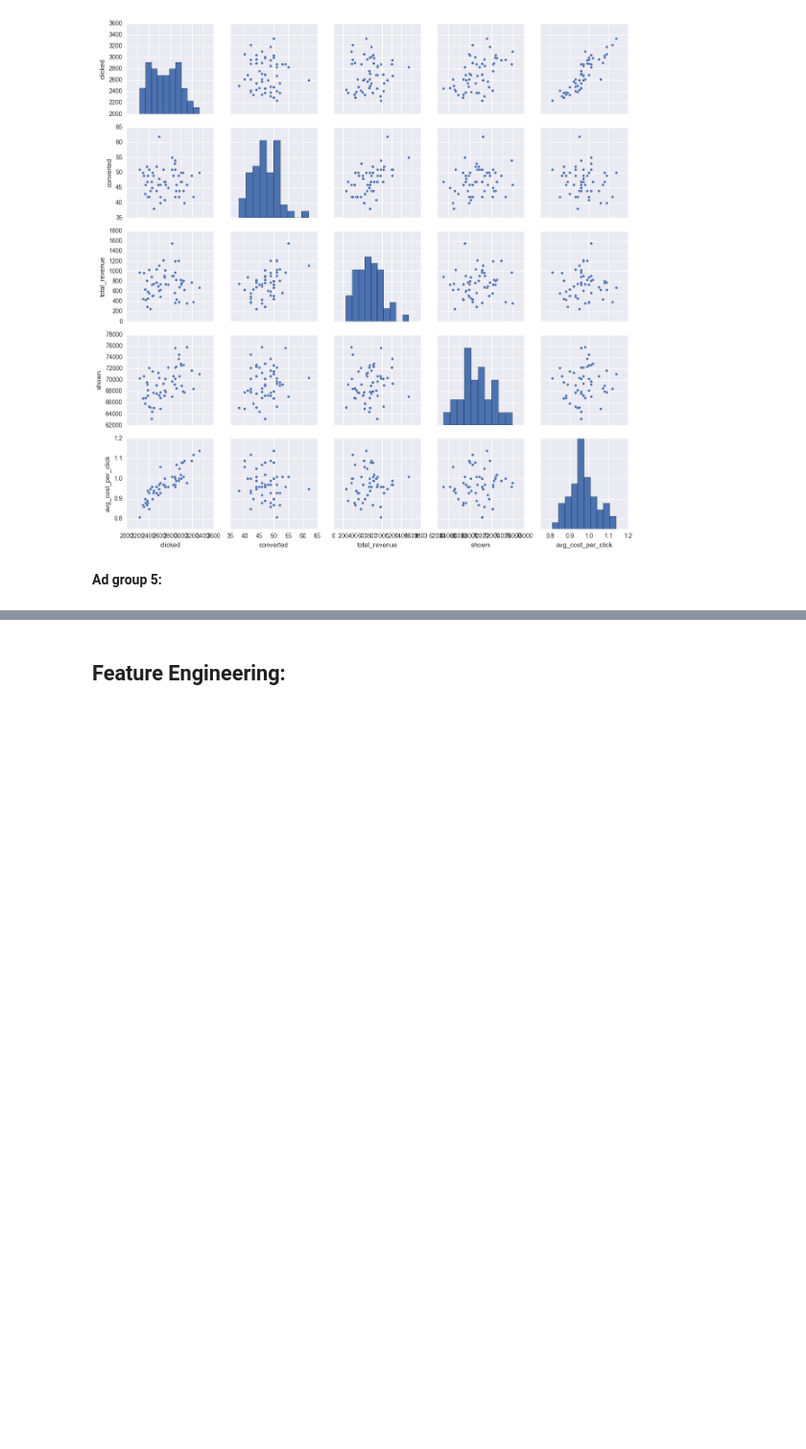
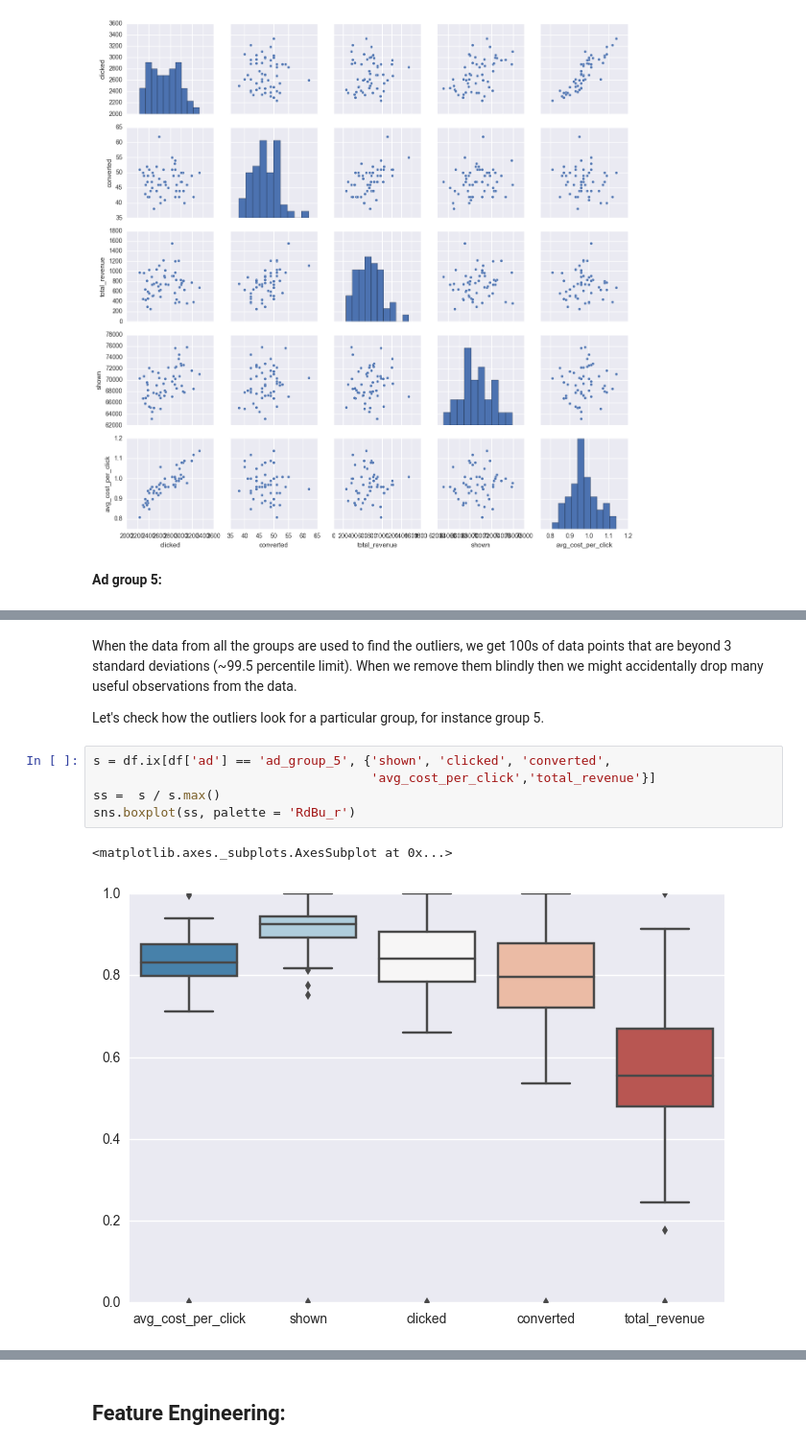
Before and after one commit to pappakrishnan/Ads-Analysis, a Jupyter notebook: Ads Analysis.ipynb, the cells around one changed output, grey strips where cells are left out. Shown at 96% size. Cells and saved outputs as stored; diff of their text form; blank space fills up the shorter version.

Commit message:
data cleaning - removed outliers

```diff
--- a/Ads Analysis.ipynb
+++ b/Ads Analysis.ipynb
@@ -268,0 +295,12 @@ sns.pairplot(df.ix[df['ad'] == 'ad_group_5', {'shown', 'clicked', 'converted', '
+# %% [markdown]
+When the data from all the groups are used to find the outliers, we get 100s of data points that are beyond 3 standard deviations (~99.5 percentile limit). When we remove them blindly then we might accidentally drop many useful observations from the data.
+
+Let's check how the outliers look for a particular group, for instance group 5.
+# %%
+s = df.ix[df['ad'] == 'ad_group_5', {'shown', 'clicked', 'converted',
+                                     'avg_cost_per_click','total_revenue'}]
+ss =  s / s.max()
+sns.boxplot(ss, palette = 'RdBu_r')
+# %% [output]
+<matplotlib.axes._subplots.AxesSubplot at 0x...>
+[figure, added]
```
Also changed, not shown: parts of 28 cells of this notebook.
